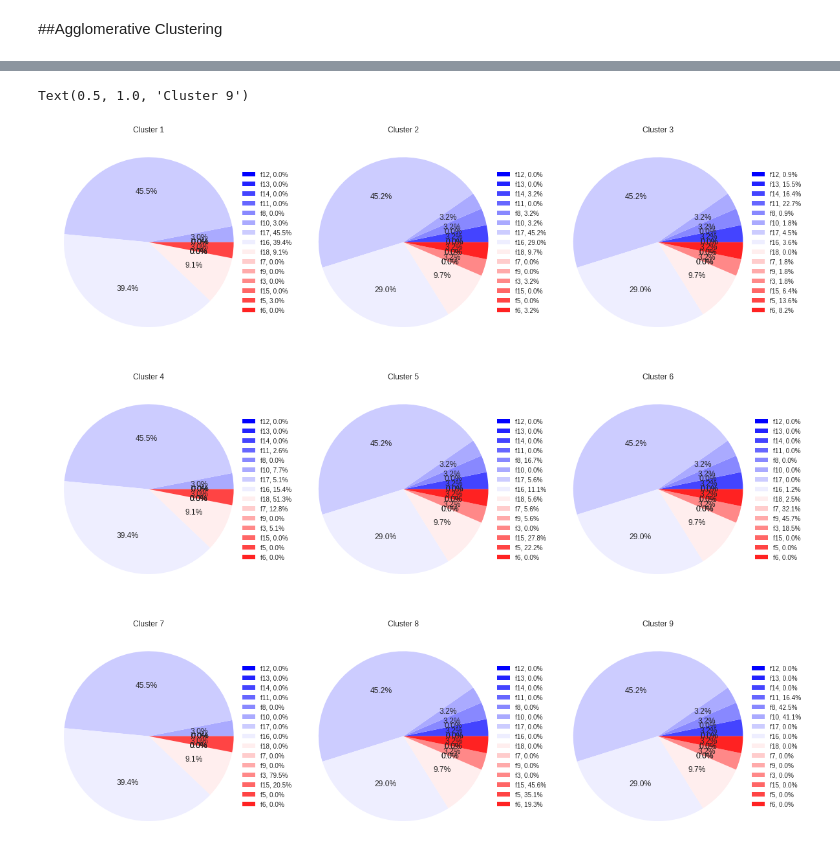
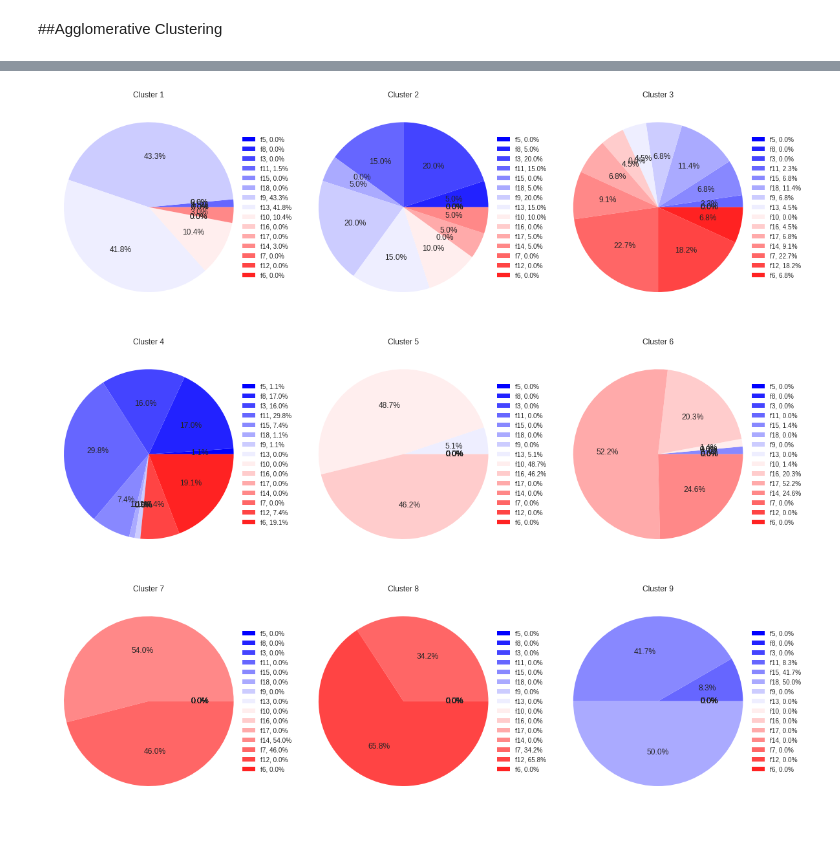
Before and after one commit to humpyreddy96/ClusterAnalysis, a Jupyter notebook: scGAMClusterAnalysis.ipynb, the cells around one changed output, grey strips where cells are left out. Cells and saved outputs as stored; diff of their text form; code cells hidden in the pictures.

```diff
--- a/scGAMClusterAnalysis.ipynb
+++ b/scGAMClusterAnalysis.ipynb
@@ -329,65 +313,66 @@ ax1.pie(cluster_0, autopct='%1.1f%%')
 ax1.legend(bbox_to_anchor=(1.2,0.5), loc="right" ,  labels=['%s, %1.1f%%' % (l, (float(s) / sum(cluster_0)) * 100) for l, s in zip(labels, cluster_0)])
 ax1.set_title('Cluster 1')
 
 #Cluster 2
-theme = plt.get_cmap('bwr')
 ax2.set_prop_cycle("color",[theme(1. * i / len(cluster_1)) for i in range(len(cluster_1))])
 ax2.pie(cluster_1, autopct='%1.1f%%')
 ax2.legend(bbox_to_anchor=(1.2,0.5), loc="right",  labels=['%s, %1.1f%%' % (l, (float(s) / sum(cluster_1)) * 100) for l, s in zip(labels, cluster_1)],)
 ax2.set_title('Cluster 2')
 
 #Cluster 3
-theme = plt.get_cmap('bwr')
 ax3.set_prop_cycle("color",[theme(1. * i / len(cluster_2)) for i in range(len(cluster_2))])
-ax3.pie(cluster_1, autopct='%1.1f%%')
+ax3.pie(cluster_2, autopct='%1.1f%%')
 ax3.legend(bbox_to_anchor=(1.2,0.5), loc="right",labels=['%s, %1.1f%%' % (l, (float(s) / sum(cluster_2)) * 100) for l, s in zip(labels, cluster_2)],)
 ax3.set_title('Cluster 3')
 
-f, (ax1, ax2,ax3) = plt.subplots(1, 3, figsize=(20,20),sharey=True)
-theme = plt.get_cmap('bwr')
+
+f1, (ax4, ax5,ax6) = plt.subplots(1, 3, figsize=(20,20),sharey=True)
 #Cluster 4
-ax1.set_prop_cycle("color",[theme(1. * i / len(cluster_3)) for i in range(len(cluster_3))])
-ax1.pie(cluster_0, autopct='%1.1f%%')
-ax1.legend(bbox_to_anchor=(1.2,0.5), loc="right" ,  labels=['%s, %1.1f%%' % (l, (float(s) / sum(cluster_3)) * 100) for l, s in zip(labels, cluster_3)])
-ax1.set_title('Cluster 4')
+ax4.set_prop_cycle("color",[theme(1. * i / len(cluster_3)) for i in range(len(cluster_3))])
+ax4.pie(cluster_3, autopct='%1.1f%%')
+ax4.legend(bbox_to_anchor=(1.2,0.5), loc="right" ,  labels=['%s, %1.1f%%' % (l, (float(s) / sum(cluster_3)) * 100) for l, s in zip(labels, cluster_3)])
+ax4.set_title('Cluster 4')
 
 #Cluster 5
 theme = plt.get_cmap('bwr')
-ax2.set_prop_cycle("color",[theme(1. * i / len(cluster_4)) for i in range(len(cluster_4))])
-ax2.pie(cluster_1, autopct='%1.1f%%')
-ax2.legend(bbox_to_anchor=(1.2,0.5), loc="right",  labels=['%s, %1.1f%%' % (l, (float(s) / sum(cluster_4)) * 100) for l, s in zip(labels, cluster_4)],)
-ax2.set_title('Cluster 5')
+ax5.set_prop_cycle("color",[theme(1. * i / len(cluster_4)) for i in range(len(cluster_4))])
+ax5.pie(cluster_4, autopct='%1.1f%%')
+ax5.legend(bbox_to_anchor=(1.2,0.5), loc="right",  labels=['%s, %1.1f%%' % (l, (float(s) / sum(cluster_4)) * 100) for l, s in zip(labels, cluster_4)],)
+ax5.set_title('Cluster 5')
 
 #Cluster 6
 theme = plt.get_cmap('bwr')
-ax3.set_prop_cycle("color",[theme(1. * i / len(cluster_5)) for i in range(len(cluster_5))])
-ax3.pie(cluster_1, autopct='%1.1f%%')
-ax3.legend(bbox_to_anchor=(1.2,0.5), loc="right",labels=['%s, %1.1f%%' % (l, (float(s) / sum(cluster_5)) * 100) for l, s in zip(labels, cluster_5)],)
-ax3.set_title('Cluster 6')
+ax6.set_prop_cycle("color",[theme(1. * i / len(cluster_5)) for i in range(len(cluster_5))])
+ax6.pie(cluster_5, autopct='%1.1f%%')
+ax6.legend(bbox_to_anchor=(1.2,0.5), loc="right",labels=['%s, %1.1f%%' % (l, (float(s) / sum(cluster_5)) * 100) for l, s in zip(labels, cluster_5)],)
+ax6.set_title('Cluster 6')
 
-f, (ax1, ax2,ax3) = plt.subplots(1, 3, figsize=(20,20),sharey=True)
+
+f2, (ax7, ax8,ax9) = plt.subplots(1, 3, figsize=(20,20),sharey=True)
 
 #Cluster 7
-ax1.set_prop_cycle("color",[theme(1. * i / len(cluster_6)) for i in range(len(cluster_6))])
-ax1.pie(cluster_0, autopct='%1.1f%%')
-ax1.legend(bbox_to_anchor=(1.2,0.5), loc="right" ,  labels=['%s, %1.1f%%' % (l, (float(s) / sum(cluster_6)) * 100) for l, s in zip(labels, cluster_6)])
-ax1.set_title('Cluster 7')
+ax7.set_prop_cycle("color",[theme(1. * i / len(cluster_6)) for i in range(len(cluster_6))])
+ax7.pie(cluster_6, autopct='%1.1f%%')
+ax7.legend(bbox_to_anchor=(1.2,0.5), loc="right" ,  labels=['%s, %1.1f%%' % (l, (float(s) / sum(cluster_6)) * 100) for l, s in zip(labels, cluster_6)])
+ax7.set_title('Cluster 7')
 
 #Cluster 8
 theme = plt.get_cmap('bwr')
-ax2.set_prop_cycle("color",[theme(1. * i / len(cluster_7)) for i in range(len(cluster_7))])
-ax2.pie(cluster_1, autopct='%1.1f%%')
-ax2.legend(bbox_to_anchor=(1.2,0.5), loc="right",  labels=['%s, %1.1f%%' % (l, (float(s) / sum(cluster_7)) * 100) for l, s in zip(labels, cluster_7)],)
-ax2.set_title('Cluster 8')
+ax8.set_prop_cycle("color",[theme(1. * i / len(cluster_7)) for i in range(len(cluster_7))])
+ax8.pie(cluster_7, autopct='%1.1f%%')
+ax8.legend(bbox_to_anchor=(1.2,0.5), loc="right",  labels=['%s, %1.1f%%' % (l, (float(s) / sum(cluster_7)) * 100) for l, s in zip(labels, cluster_7)],)
+ax8.set_title('Cluster 8')
 
 #Cluster 9
-theme = plt.get_cmap('bwr')
-ax3.set_prop_cycle("color",[theme(1. * i / len(cluster_8)) for i in range(len(cluster_8))])
-ax3.pie(cluster_1, autopct='%1.1f%%')
-ax3.legend(bbox_to_anchor=(1.2,0.5), loc="right",labels=['%s, %1.1f%%' % (l, (float(s) / sum(cluster_8)) * 100) for l, s in zip(labels, cluster_8)],)
-ax3.set_title('Cluster 9')
+ax9.set_prop_cycle("color",[theme(1. * i / len(cluster_8)) for i in range(len(cluster_8))])
+ax9.pie(cluster_8, autopct='%1.1f%%')
+ax9.legend(bbox_to_anchor=(1.2,0.5), loc="right",labels=['%s, %1.1f%%' % (l, (float(s) / sum(cluster_8)) * 100) for l, s in zip(labels, cluster_8)],)
+ax9.set_title('Cluster 9')
+
+f.savefig('1_3_batches.png')
+f1.savefig('3_6_batches.png')
+f2.savefig('7_9_batches.png')
 # %% [output]
-Text(0.5, 1.0, 'Cluster 9')
-[figure, old version]
+[figure, new version]
-[figure, old version]
+[figure, new version]
-[figure, old version]
+[figure, new version]
```
Also changed, not shown: parts of 10 cells of this notebook.
